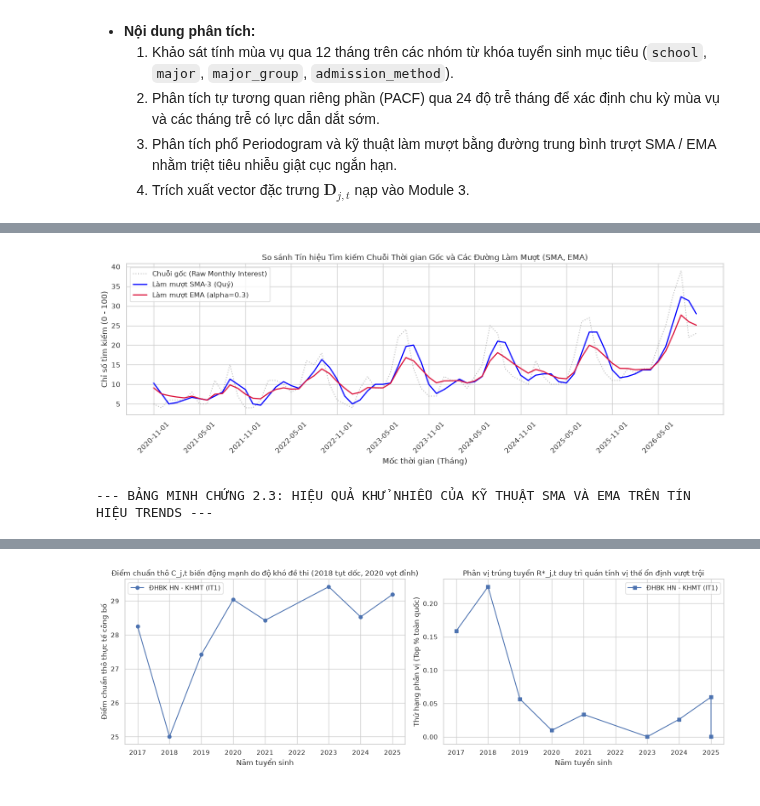
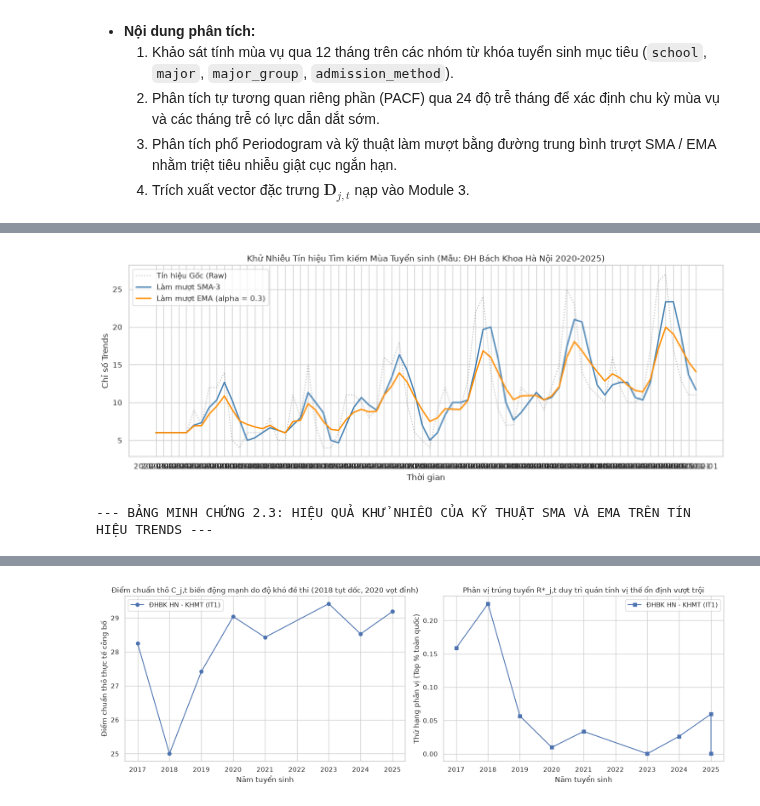
Before and after one commit to MinhQuan805/IS405.R11-Big-Data, a Jupyter notebook: scripts-processing/notebooks/feature-analysis.ipynb, the cells around one changed output, grey strips where cells are left out. Drawn from its saved outputs; the diff is of its cells as text; code cells hidden in the pictures.

```diff
--- a/scripts-processing/notebooks/feature-analysis.ipynb
+++ b/scripts-processing/notebooks/feature-analysis.ipynb
@@ -391,40 +396,38 @@ display(periodogram_table.round(3))
 # %%
 # 2.3 Kỹ nghệ Làm mượt SMA, EMA và Khảo sát Khử nhiễu Tín hiệu Google Trends
 
 # Lấy mẫu chuỗi tìm kiếm trường đại học tiêu biểu (Đại học Bách Khoa Hà Nội)
 bka_mid = df_trend_keywords[df_trend_keywords['keyword'].str.contains('Bách Khoa Hà Nội', case=False, na=False)]['query_id'].iloc[0]
 bka_ts = df_trend_timeline[df_trend_timeline['query_id'] == bka_mid].sort_values('date').set_index('date')['interest']
+bka_recent = bka_ts.loc['2020-01-01':'2025-12-31']
 
-# Áp dụng SMA-3 (quý) và EMA decay (alpha = 0.3)
-bka_sma3 = bka_ts.rolling(3, min_periods=1).mean()
-bka_ema = bka_ts.ewm(alpha=0.3, adjust=False).mean()
+# Áp dụng SMA (3 tháng) và EMA (decay alpha = 0.3)
+bka_sma3 = bka_recent.rolling(window=3, min_periods=1).mean()
+bka_ema = bka_recent.ewm(alpha=0.3, adjust=False).mean()
 
-# Vẽ biểu đồ so sánh chuỗi gốc vs chuỗi làm mượt
-plt.figure(figsize=(14, 5))
-sub_dates = bka_ts.index[-72:] # 6 năm gần nhất (2020-2026)
-plt.plot(sub_dates, bka_ts.loc[sub_dates], label='Chuỗi gốc (Raw Monthly Interest)', color='gray', alpha=0.5, linestyle=':')
-plt.plot(sub_dates, bka_sma3.loc[sub_dates], label='Làm mượt SMA-3 (Quý)', color='blue', linewidth=1.8)
-plt.plot(sub_dates, bka_ema.loc[sub_dates], label='Làm mượt EMA (alpha=0.3)', color='crimson', linewidth=1.8)
-
-plt.title("So sánh Tín hiệu Tìm kiếm Chuỗi Thời gian Gốc và Các Đường Làm Mượt (SMA, EMA)")
-plt.xlabel("Mốc thời gian (Tháng)")
-plt.ylabel("Chỉ số tìm kiếm (0 - 100)")
-plt.xticks(sub_dates[::6], rotation=45)
+# Vẽ biểu đồ làm mượt
+plt.figure(figsize=(13, 5))
+plt.plot(bka_recent.index, bka_recent.values, label='Tín hiệu Gốc (Raw)', color='gray', alpha=0.5, linestyle=':')
+plt.plot(bka_recent.index, bka_sma3.values, label='Làm mượt SMA-3', color='steelblue', linewidth=2)
+plt.plot(bka_recent.index, bka_ema.values, label='Làm mượt EMA (alpha = 0.3)', color='darkorange', linewidth=2)
+plt.title("Khử Nhiễu Tín hiệu Tìm kiếm Mùa Tuyển sinh (Mẫu: ĐH Bách Khoa Hà Nội 2020-2025)")
+plt.xlabel("Thời gian")
+plt.ylabel("Chỉ số Trends")
 plt.legend()
 plt.tight_layout()
 plt.show()
 
-# Dữ liệu minh chứng khử nhiễu (Phương sai & Độ lệch tuyệt đối)
+# Dữ liệu minh chứng dưới biểu đồ
 noise_stats = pd.DataFrame([
-    {"Dang_tin_hieu": "Chuỗi gốc (Raw)", "Phuong_sai (Variance)": bka_ts.var(), "Do_bien_dong_thang (Mean |Delta|)": bka_ts.diff().abs().mean()},
+    {"Dang_tin_hieu": "Tín hiệu Gốc (Raw)", "Phuong_sai (Variance)": bka_recent.var(), "Do_bien_dong_thang (Mean |Delta|)": bka_recent.diff().abs().mean()},
     {"Dang_tin_hieu": "Làm mượt SMA-3", "Phuong_sai (Variance)": bka_sma3.var(), "Do_bien_dong_thang (Mean |Delta|)": bka_sma3.diff().abs().mean()},
     {"Dang_tin_hieu": "Làm mượt EMA (0.3)", "Phuong_sai (Variance)": bka_ema.var(), "Do_bien_dong_thang (Mean |Delta|)": bka_ema.diff().abs().mean()}
 ])
 noise_stats['Ty_le_giam_nhieu_thang'] = 1.0 - (noise_stats['Do_bien_dong_thang (Mean |Delta|)'] / noise_stats.loc[0, 'Do_bien_dong_thang (Mean |Delta|)'])
 
 print("\n--- BẢNG MINH CHỨNG 2.3: HIỆU QUẢ KHỬ NHIỄU CỦA KỸ THUẬT SMA VÀ EMA TRÊN TÍN HIỆU TRENDS ---")
 display(noise_stats.round(3))
 # %% [output]
-[figure, old version]
+[figure, new version]
 --- BẢNG MINH CHỨNG 2.3: HIỆU QUẢ KHỬ NHIỄU CỦA KỸ THUẬT SMA VÀ EMA TRÊN TÍN HIỆU TRENDS ---
 |  | Dang_tin_hieu | Phuong_sai (Variance) | Do_bien_dong_thang (Mean |Delta|) | Ty_le_giam_nhieu_thang |
```
Also changed, not shown: parts of 21 cells of this notebook, 1 other file.
